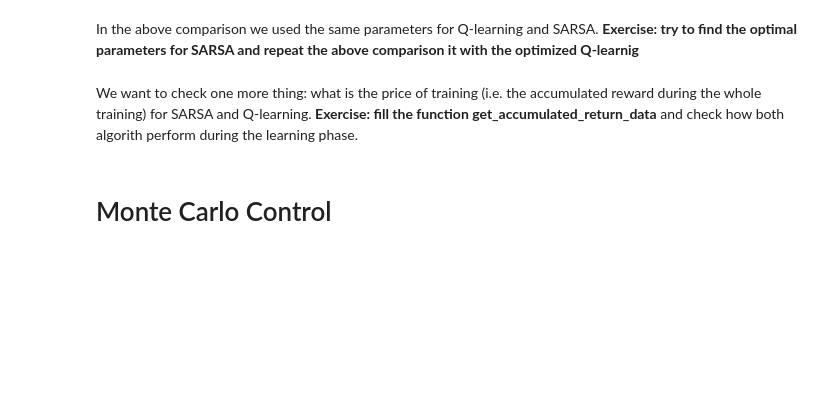
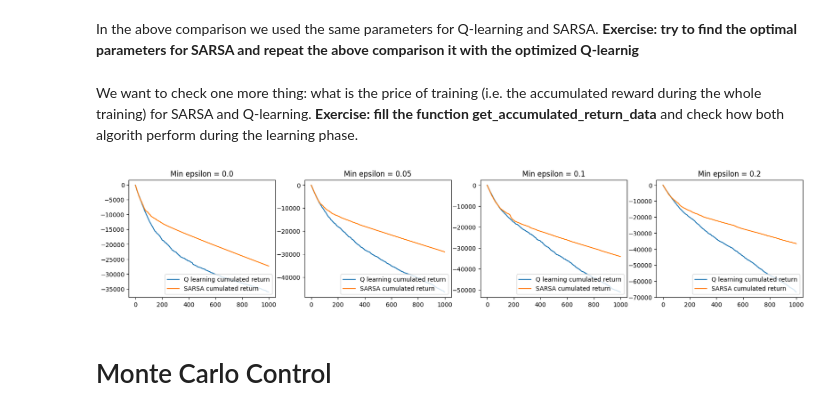
Before and after one commit to MichalSlowakiewicz/Reinforcement-Learning, a Jupyter notebook: LAB_4_1.ipynb, the cells around one changed output. Saved outputs shown, nothing was run; the diff lists cells and outputs as text; code cells hidden in the pictures; blank space fills up the shorter version.

```diff
--- a/LAB_4_1.ipynb
+++ b/LAB_4_1.ipynb
@@ -253,31 +263,38 @@ We want to check one more thing: what is the price of training (i.e. the accumul
 # %%
 q_cummulated_return = [0]
 sarsa_cummulated_return = [0]
 min_epsilon_vals = [0.0, 0.05, 0.1, 0.2]
 fig, axs = plt.subplots(1, len(min_epsilon_vals), figsize=(5 * len(min_epsilon_vals), 3.5))
 
 
 def get_accumulated_return_data(agent, time_horizon):
     # This function returns a list that at the i-th position has the total return
     # collected during playing the first i epizodes (i.e. sum of returns from epizodes from 0 to i)
     accumulated_return = []
+    current_acc_return = 0
+    agent.reset_agent()
+
     for t in range(time_horizon):
-        ... # <YOUR CODE HERE>
+      current_acc_return += agent.run_one_episode()
+      accumulated_return.append(current_acc_return)
+        # <YOUR CODE HERE>
     return accumulated_return
 
 
 for num, min_epsilon in enumerate(min_epsilon_vals):
     q_agent.min_epsilon = min_epsilon
     sarsa_agent.min_epsilon = min_epsilon
     q_cummulated_return = get_accumulated_return_data(q_agent, 1000)
     sarsa_cummulated_return = get_accumulated_return_data(sarsa_agent, 1000)
 
     axs[num].plot(q_cummulated_return, label="Q learning cumulated return")
     axs[num].plot(sarsa_cummulated_return, label="SARSA cumulated return")
     axs[num].legend(loc="lower right")
     axs[num].title.set_text(f'Min epsilon = {min_epsilon}')
 
 plt.show()
+# %% [output]
+[figure, added]
 # %% [markdown]
 # Monte Carlo Control
 # %% [markdown]
```
Also changed, not shown: parts of 7 cells of this notebook.
